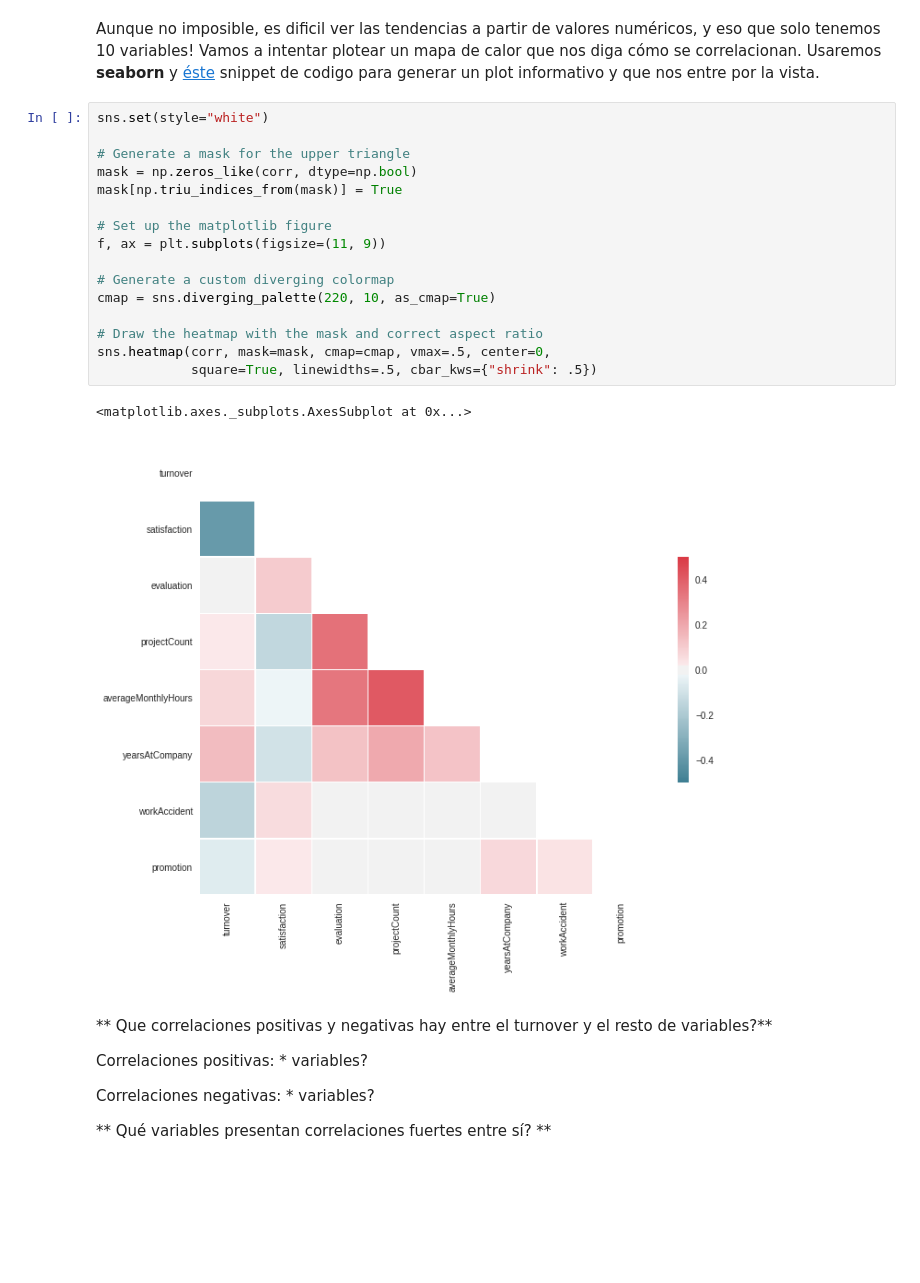
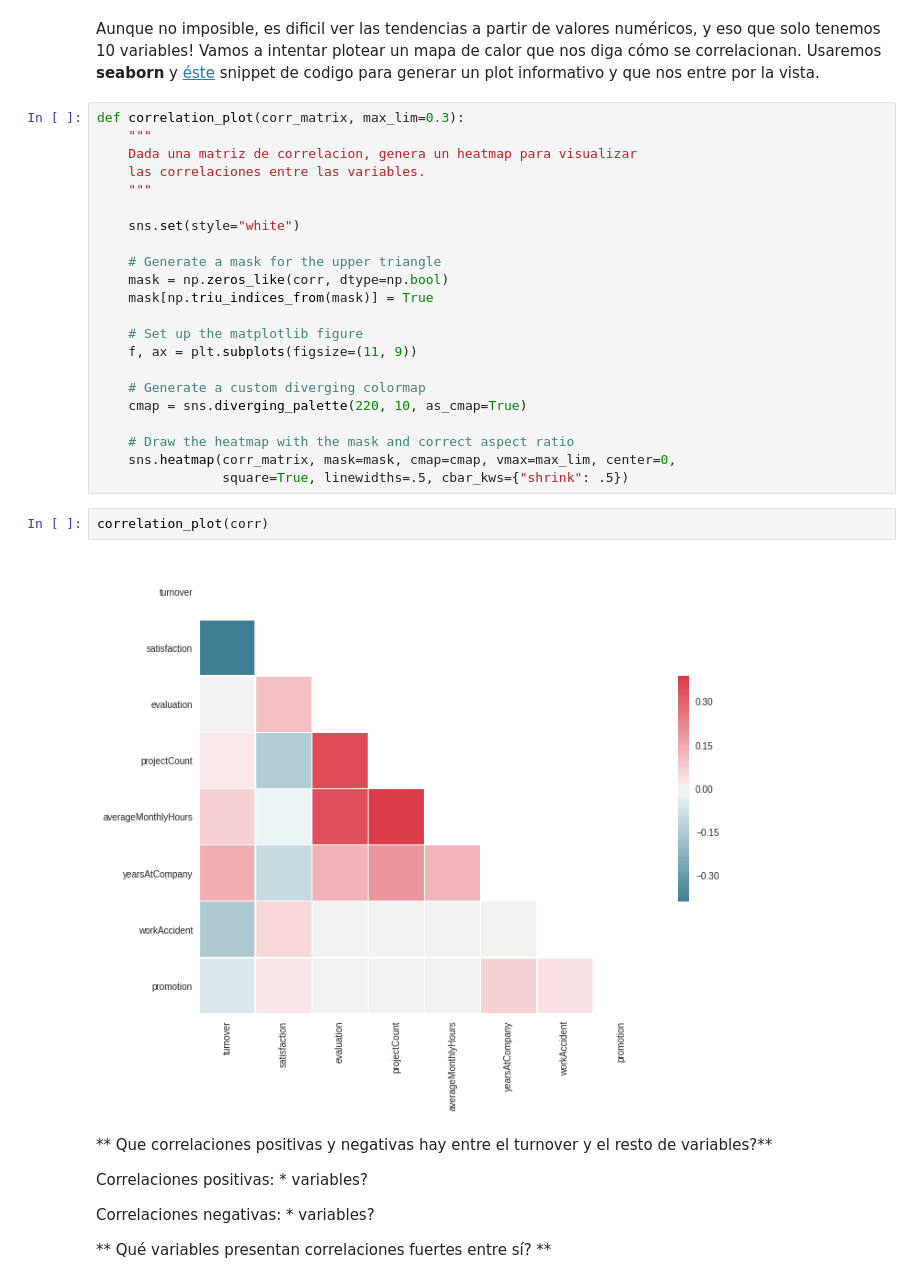
Before and after one commit to vianmarin/MADM-2017, a Jupyter notebook: 1-Introducción/miniprojects/EDA-RecursosHumanos.ipynb, the cells around one changed output. Drawn from its saved outputs; the diff is of its cells as text; blank space fills up the shorter version.

```diff
--- a/1-Introducción/miniprojects/EDA-RecursosHumanos.ipynb
+++ b/1-Introducción/miniprojects/EDA-RecursosHumanos.ipynb
@@ -398,24 +398,31 @@ corr
 Aunque no imposible, es dificil ver las tendencias a partir de valores numéricos, y eso que solo tenemos 10 variables!
 Vamos a intentar plotear un mapa de calor que nos diga cómo se correlacionan. Usaremos **seaborn** y [éste](http://seaborn.pydata.org/examples/many_pairwise_correlations.html) snippet de codigo para generar un plot informativo y que nos entre por la vista.
 # %%
-sns.set(style="white")
+def correlation_plot(corr_matrix, max_lim=0.3):
+    """
+    Dada una matriz de correlacion, genera un heatmap para visualizar
+    las correlaciones entre las variables.
+    """
 
-# Generate a mask for the upper triangle
-mask = np.zeros_like(corr, dtype=np.bool)
-mask[np.triu_indices_from(mask)] = True
+    sns.set(style="white")
 
-# Set up the matplotlib figure
-f, ax = plt.subplots(figsize=(11, 9))
+    # Generate a mask for the upper triangle
+    mask = np.zeros_like(corr, dtype=np.bool)
+    mask[np.triu_indices_from(mask)] = True
 
-# Generate a custom diverging colormap
-cmap = sns.diverging_palette(220, 10, as_cmap=True)
+    # Set up the matplotlib figure
+    f, ax = plt.subplots(figsize=(11, 9))
 
-# Draw the heatmap with the mask and correct aspect ratio
-sns.heatmap(corr, mask=mask, cmap=cmap, vmax=.5, center=0,
-            square=True, linewidths=.5, cbar_kws={"shrink": .5})
+    # Generate a custom diverging colormap
+    cmap = sns.diverging_palette(220, 10, as_cmap=True)
+
+    # Draw the heatmap with the mask and correct aspect ratio
+    sns.heatmap(corr_matrix, mask=mask, cmap=cmap, vmax=max_lim, center=0,
+                square=True, linewidths=.5, cbar_kws={"shrink": .5})
-# %% [output]
-<matplotlib.axes._subplots.AxesSubplot at 0x...>
-[figure, removed]
+# %%
+correlation_plot(corr)
+# %% [output]
+[figure, added]
 # %% [markdown]
 ** Que correlaciones positivas y negativas hay entre el turnover y el resto de variables?**
 
```
Also changed, not shown: parts of 24 cells of this notebook.
